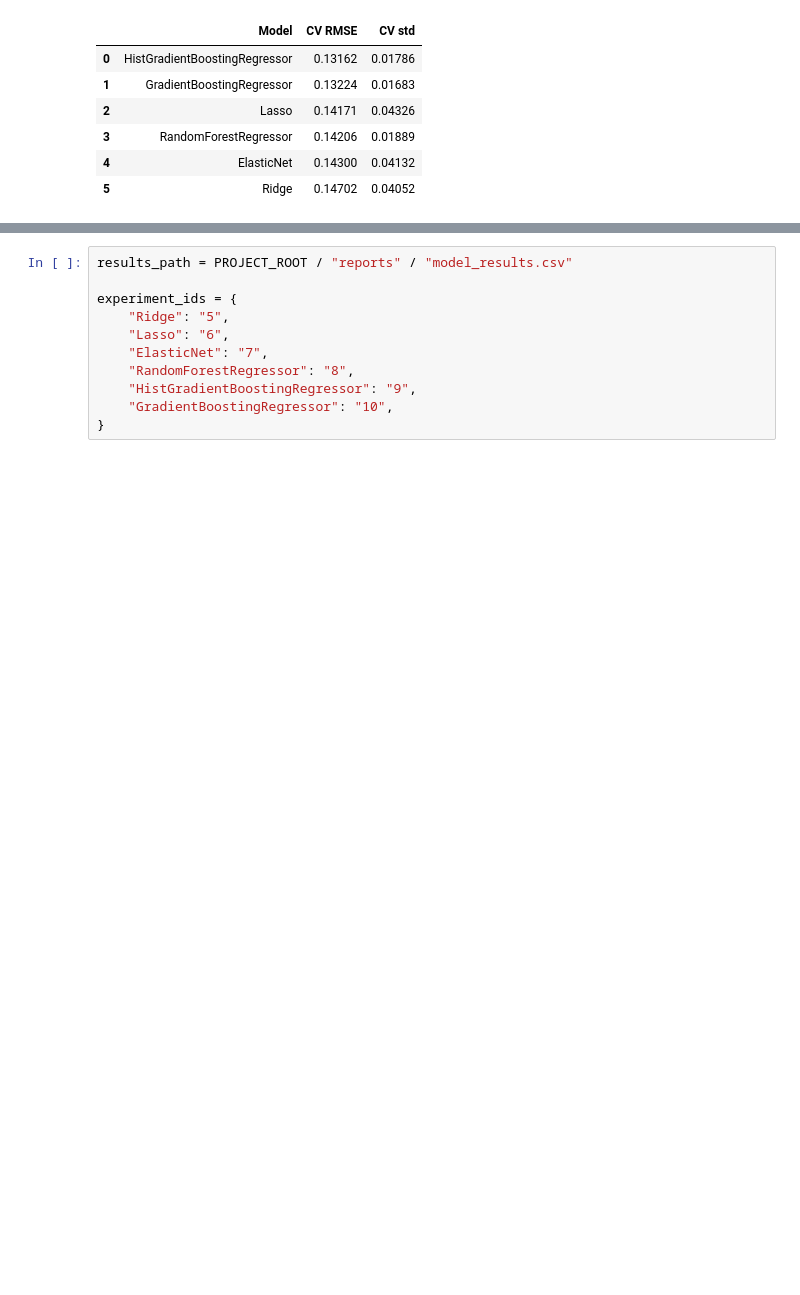
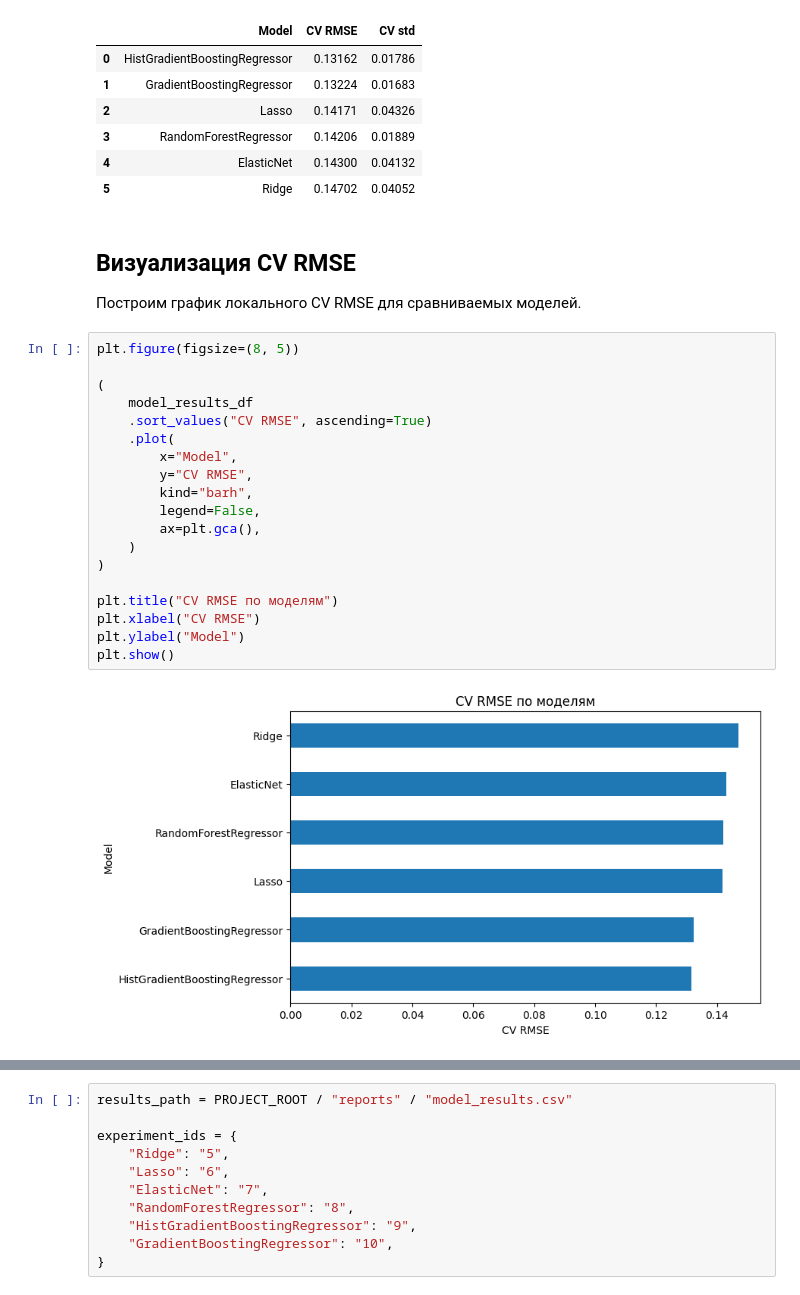
Before and after one commit to Tipok3465/house-prices-regression, a Jupyter notebook: notebooks/04_modeling.ipynb, the cells around one changed output, grey strips where cells are left out. Saved outputs shown, nothing was run; the diff lists cells and outputs as text; blank space fills up the shorter version.

```diff
--- a/notebooks/04_modeling.ipynb
+++ b/notebooks/04_modeling.ipynb
@@ -214,6 +210,31 @@ model_results_df
 | 3 | RandomForestRegressor | 0.14206 | 0.01889 |
 | 4 | ElasticNet | 0.14300 | 0.04132 |
 | 5 | Ridge | 0.14702 | 0.04052 |
+# %% [markdown]
+## Визуализация CV RMSE
+
+Построим график локального CV RMSE для сравниваемых моделей.
+# %%
+plt.figure(figsize=(8, 5))
+
+(
+    model_results_df
+    .sort_values("CV RMSE", ascending=True)
+    .plot(
+        x="Model",
+        y="CV RMSE",
+        kind="barh",
+        legend=False,
+        ax=plt.gca(),
+    )
+)
+
+plt.title("CV RMSE по моделям")
+plt.xlabel("CV RMSE")
+plt.ylabel("Model")
+plt.show()
+# %% [output]
+[figure, added]
 # %% [markdown]
 ## Комментарий по HistGradientBoostingRegressor
 
```
Also changed, not shown: parts of 5 cells of this notebook, 1 other file.
